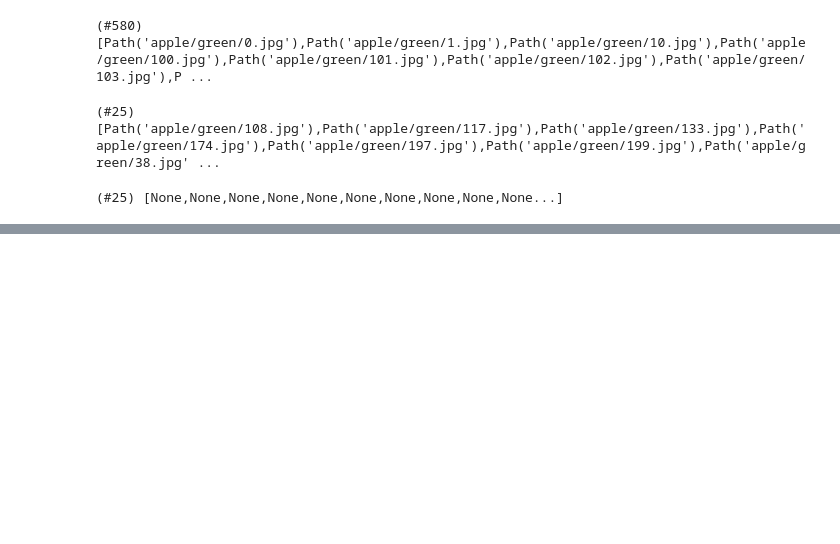
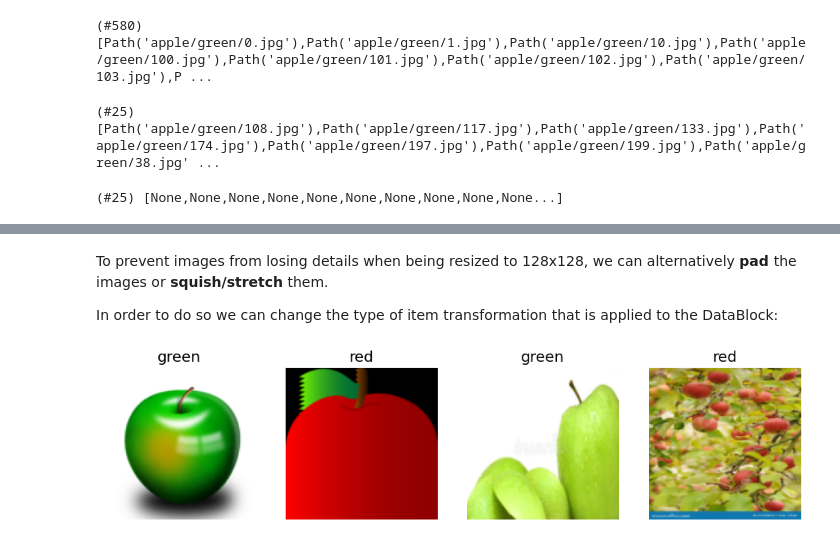
Before and after one commit to rodribro/AppleClassifier, a Jupyter notebook: apple_classifier_notebook.ipynb, the cells around one changed output, grey strips where cells are left out. Cells and saved outputs as stored; diff of their text form; code cells hidden in the pictures; blank space fills up the shorter version.

```diff
--- a/apple_classifier_notebook.ipynb
+++ b/apple_classifier_notebook.ipynb
@@ -39,0 +61,10 @@ failed.map(Path.unlink)
+# %% [markdown]
+To prevent images from losing details when being resized to 128x128, we can alternatively <b> pad </b> the images or <b> squish/stretch</b> them.
+<p> </p> In order to do so we can change the type of item transformation that is applied to the DataBlock:
+# %%
+# Squishing transformation
+apples = apples.new(item_tfms=Resize(128, ResizeMethod.Squish))
+dls = apples.dataloaders(path)
+dls.valid.show_batch(max_n=4, nrows=1)
+# %% [output]
+[figure, added]
```
Also changed, not shown: parts of 6 cells of this notebook.
